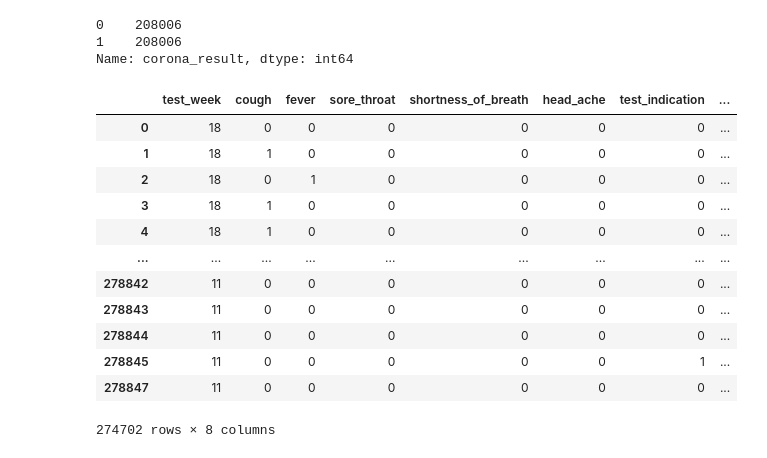
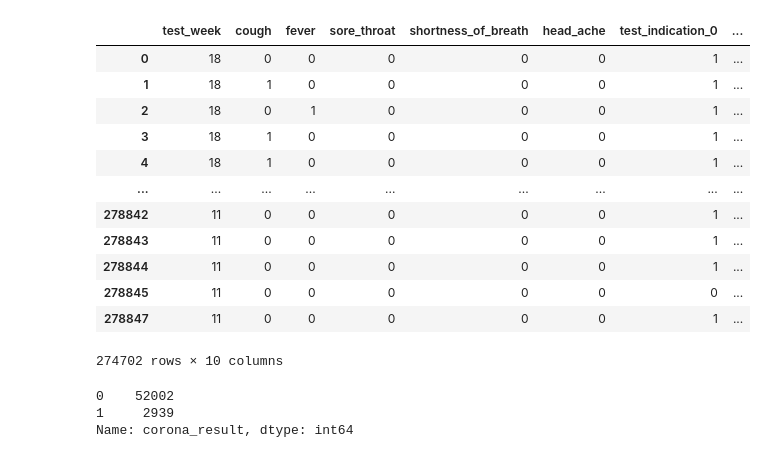
Before and after one commit to NirLalum/corona-diagnosis, a Jupyter notebook: xgboost.ipynb, the cells around one changed output. Saved outputs shown, nothing was run; the diff lists cells and outputs as text; code cells hidden in the pictures.

```diff
--- a/xgboost.ipynb
+++ b/xgboost.ipynb
@@ -31,28 +31,38 @@ import models_helpers as mh
 plt.rcParams['figure.figsize'] = (8.0, 8.0)
 plt.rcParams['axes.grid'] = True
 plt.rcParams['font.size'] = 10
+# %%
+dataset = pd.read_pickle('data_for_tree.pkl')
+dataset = pd.get_dummies(dataset, columns=['test_indication'])
+columns_names = [column for column in dataset.columns]
+columns_names.remove('corona_result')
+columns_names.append('corona_result')
+
+dataset = dataset.reindex(columns=columns_names)
+dataset
+# %% [output]
+|  | test_week | cough | fever | sore_throat | shortness_of_breath | head_ache | test_indication_0 | ... |
+| 0 | 18 | 0 | 0 | 0 | 0 | 0 | 1 | ... |
+| 1 | 18 | 1 | 0 | 0 | 0 | 0 | 1 | ... |
+| 2 | 18 | 0 | 1 | 0 | 0 | 0 | 1 | ... |
+| 3 | 18 | 1 | 0 | 0 | 0 | 0 | 1 | ... |
+| 4 | 18 | 1 | 0 | 0 | 0 | 0 | 1 | ... |
+| ... | ... | ... | ... | ... | ... | ... | ... | ... |
+| 278842 | 11 | 0 | 0 | 0 | 0 | 0 | 1 | ... |
+| 278843 | 11 | 0 | 0 | 0 | 0 | 0 | 1 | ... |
+| 278844 | 11 | 0 | 0 | 0 | 0 | 0 | 1 | ... |
+| 278845 | 11 | 0 | 0 | 0 | 0 | 0 | 0 | ... |
+| 278847 | 11 | 0 | 0 | 0 | 0 | 0 | 1 | ... |
+274702 rows × 10 columns
 # %%
-dataset = pd.read_pickle('data_for_tree.pkl')
-X_train_raw, y_train_raw, X_test, y_test = mh.data_split(dataset ,n_splits=1, test_size=0.2, train_size=0.8)
+X_train_raw, y_train_raw, X_test, y_test = mh.data_split(dataset ,n_splits=1, test_size=0.4, train_size=0.6)
 X_train, y_train = mh.up_down_sampling(X_train_raw, y_train_raw, ratio=1, up=True)
+data_test = pd.concat([X_test, y_test], axis=1)
+X_test, y_test, X_val, y_val = mh.data_split(data_test ,n_splits=1, test_size=0.5, train_size=0.5)
-# %% [output]
-0    208006
-1    208006
-Name: corona_result, dtype: int64
-# %%
-dataset
-# %% [output]
-|  | test_week | cough | fever | sore_throat | shortness_of_breath | head_ache | test_indication | ... |
-| 0 | 18 | 0 | 0 | 0 | 0 | 0 | 0 | ... |
-| 1 | 18 | 1 | 0 | 0 | 0 | 0 | 0 | ... |
-| 2 | 18 | 0 | 1 | 0 | 0 | 0 | 0 | ... |
-| 3 | 18 | 1 | 0 | 0 | 0 | 0 | 0 | ... |
-| 4 | 18 | 1 | 0 | 0 | 0 | 0 | 0 | ... |
-| ... | ... | ... | ... | ... | ... | ... | ... | ... |
-| 278842 | 11 | 0 | 0 | 0 | 0 | 0 | 0 | ... |
-| 278843 | 11 | 0 | 0 | 0 | 0 | 0 | 0 | ... |
-| 278844 | 11 | 0 | 0 | 0 | 0 | 0 | 0 | ... |
-| 278845 | 11 | 0 | 0 | 0 | 0 | 0 | 1 | ... |
-| 278847 | 11 | 0 | 0 | 0 | 0 | 0 | 0 | ... |
-274702 rows × 8 columns
+# %%
+y_val.value_counts()
+# %% [output]
+0    52002
+1     2939
+Name: corona_result, dtype: int64
 # %%
```
Also changed, not shown: parts of 3 cells of this notebook.
